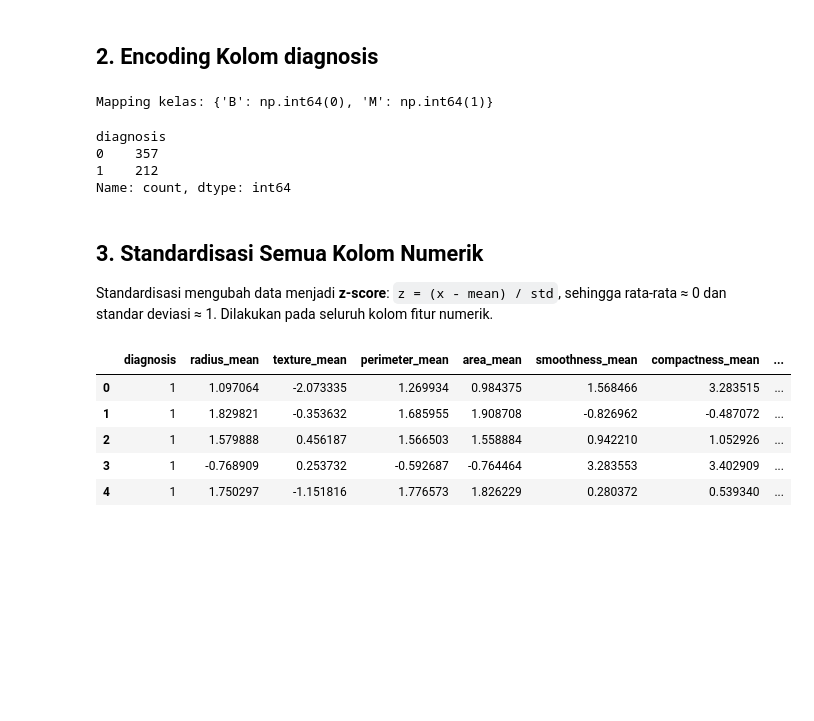
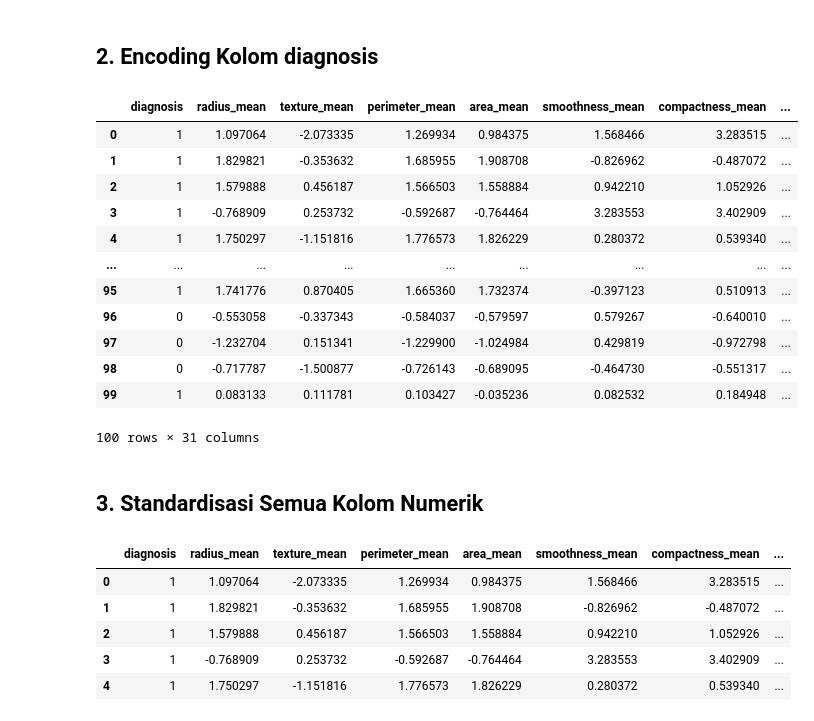
Before and after one commit to Bisminee/Pembelajaran-Mesin-2026, a Jupyter notebook: Pertemuan2/Tugas Praktikum/breast_cancer_analysis.ipynb, the cells around one changed output. Drawn from its saved outputs; the diff is of its cells as text; code cells hidden in the pictures; blank space fills up the shorter version.

```diff
--- a/Pertemuan2/Tugas Praktikum/breast_cancer_analysis.ipynb
+++ b/Pertemuan2/Tugas Praktikum/breast_cancer_analysis.ipynb
@@ -52,20 +48,20 @@ memory usage: 146.8+ KB
 # %%
 # Kolom yang tidak dapat digunakan
-unusable_cols = ['id', 'Unnamed: 32']
+unuse = ['id', 'Unnamed: 32']
 
 # Kolom target yang akan diprediksi
 target_col = 'diagnosis'
 
 # Kolom yang dapat digunakan (fitur numerik)
-usable_cols = [c for c in df.columns if c not in unusable_cols + [target_col]]
+usable = [c for c in df.columns if c not in unuse + [target_col]]
 
 # Buang kolom yang tidak digunakan
-df = df.drop(columns=unusable_cols)
+df = df.drop(columns=unuse)
 
-print('Variabel tidak dapat digunakan :', unusable_cols)
+print('Variabel tidak dapat digunakan :', unuse)
 print('Kolom target                   :', target_col)
-print('Jumlah variabel dapat digunakan:', len(usable_cols))
-print('Variabel dapat digunakan       :', usable_cols)
+print('Jumlah variabel dapat digunakan:', len(usable))
+print('Variabel dapat digunakan       :', usable)
 # %% [output]
 Variabel tidak dapat digunakan : ['id', 'Unnamed: 32']
 Kolom target                   : diagnosis
@@ -76,20 +72,23 @@ Variabel dapat digunakan       : ['radius_mean', 'texture_mean', 'perimeter_mean
 # %%
 le = LabelEncoder()
 df['diagnosis'] = le.fit_transform(df['diagnosis'])
-
-# Lihat hasil mapping
-print('Mapping kelas:', dict(zip(le.classes_, le.transform(le.classes_))))
-df['diagnosis'].value_counts()
-# %% [output]
-Mapping kelas: {'B': np.int64(0), 'M': np.int64(1)}
-diagnosis
-0    357
-1    212
-Name: count, dtype: int64
+# %%
+df.head(100)
+# %% [output]
+|  | diagnosis | radius_mean | texture_mean | perimeter_mean | area_mean | smoothness_mean | compactness_mean | ... |
+| 0 | 1 | 1.097064 | -2.073335 | 1.269934 | 0.984375 | 1.568466 | 3.283515 | ... |
+| 1 | 1 | 1.829821 | -0.353632 | 1.685955 | 1.908708 | -0.826962 | -0.487072 | ... |
+| 2 | 1 | 1.579888 | 0.456187 | 1.566503 | 1.558884 | 0.942210 | 1.052926 | ... |
+| 3 | 1 | -0.768909 | 0.253732 | -0.592687 | -0.764464 | 3.283553 | 3.402909 | ... |
+| 4 | 1 | 1.750297 | -1.151816 | 1.776573 | 1.826229 | 0.280372 | 0.539340 | ... |
+| ... | ... | ... | ... | ... | ... | ... | ... | ... |
+| 95 | 1 | 1.741776 | 0.870405 | 1.665360 | 1.732374 | -0.397123 | 0.510913 | ... |
+| 96 | 0 | -0.553058 | -0.337343 | -0.584037 | -0.579597 | 0.579267 | -0.640010 | ... |
+| 97 | 0 | -1.232704 | 0.151341 | -1.229900 | -1.024984 | 0.429819 | -0.972798 | ... |
+| 98 | 0 | -0.717787 | -1.500877 | -0.726143 | -0.689095 | -0.464730 | -0.551317 | ... |
+| 99 | 1 | 0.083133 | 0.111781 | 0.103427 | -0.035236 | 0.082532 | 0.184948 | ... |
+100 rows × 31 columns
 # %% [markdown]
 ## 3. Standardisasi Semua Kolom Numerik
-
-Standardisasi mengubah data menjadi **z-score**: `z = (x - mean) / std`,
-sehingga rata-rata ≈ 0 dan standar deviasi ≈ 1. Dilakukan pada seluruh kolom fitur numerik.
 # %%
 scaler = StandardScaler()
```
Also changed, not shown: parts of 5 cells of this notebook.
